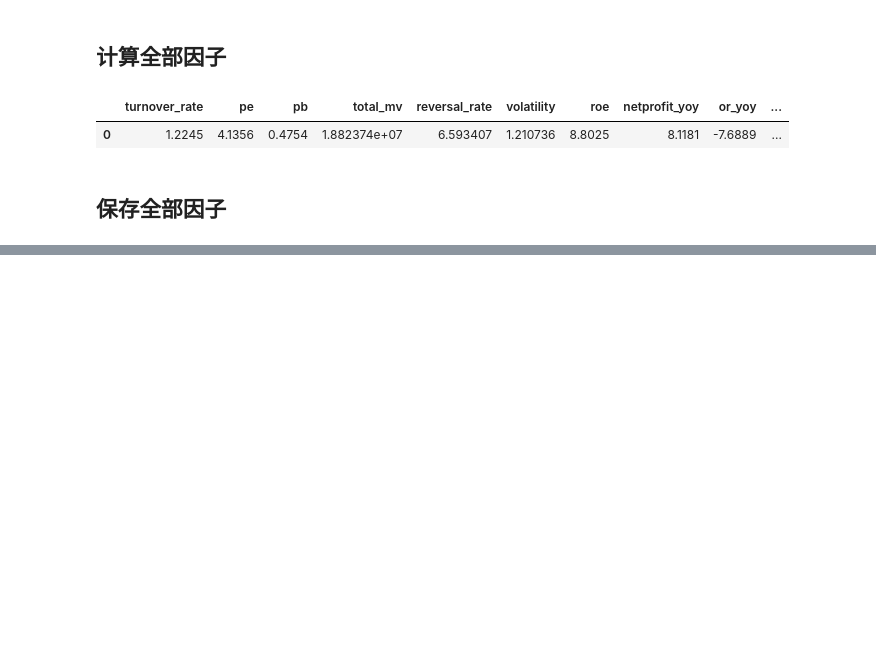
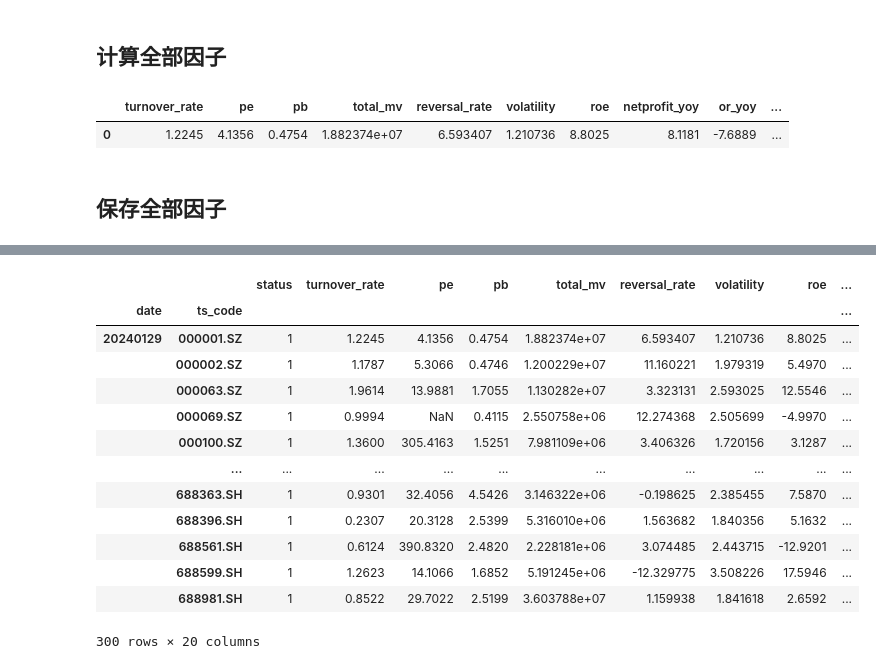
Before and after one commit to 10258392511/FactorAnalysis, a Jupyter notebook: week1/query_factors.ipynb, the cells around one changed output, grey strips where cells are left out. Saved outputs shown, nothing was run; the diff lists cells and outputs as text; code cells hidden in the pictures; blank space fills up the shorter version.

```diff
--- a/week1/query_factors.ipynb
+++ b/week1/query_factors.ipynb
@@ -48,0 +65,18 @@ stock_df
+# %%
+hs300 = save_factors_others("../week1/data/stocks.db", "HS300")
+hs300
+# %% [output]
+|  |  | status | turnover_rate | pe | pb | total_mv | reversal_rate | volatility | roe | ... |
+| date | ts_code |  |  |  |  |  |  |  |  | ... |
+| 20240129 | 000001.SZ | 1 | 1.2245 | 4.1356 | 0.4754 | 1.882374e+07 | 6.593407 | 1.210736 | 8.8025 | ... |
+|  | 000002.SZ | 1 | 1.1787 | 5.3066 | 0.4746 | 1.200229e+07 | 11.160221 | 1.979319 | 5.4970 | ... |
+|  | 000063.SZ | 1 | 1.9614 | 13.9881 | 1.7055 | 1.130282e+07 | 3.323131 | 2.593025 | 12.5546 | ... |
+|  | 000069.SZ | 1 | 0.9994 | NaN | 0.4115 | 2.550758e+06 | 12.274368 | 2.505699 | -4.9970 | ... |
+|  | 000100.SZ | 1 | 1.3600 | 305.4163 | 1.5251 | 7.981109e+06 | 3.406326 | 1.720156 | 3.1287 | ... |
+|  | ... | ... | ... | ... | ... | ... | ... | ... | ... | ... |
+|  | 688363.SH | 1 | 0.9301 | 32.4056 | 4.5426 | 3.146322e+06 | -0.198625 | 2.385455 | 7.5870 | ... |
+|  | 688396.SH | 1 | 0.2307 | 20.3128 | 2.5399 | 5.316010e+06 | 1.563682 | 1.840356 | 5.1632 | ... |
+|  | 688561.SH | 1 | 0.6124 | 390.8320 | 2.4820 | 2.228181e+06 | 3.074485 | 2.443715 | -12.9201 | ... |
+|  | 688599.SH | 1 | 1.2623 | 14.1066 | 1.6852 | 5.191245e+06 | -12.329775 | 3.508226 | 17.5946 | ... |
+|  | 688981.SH | 1 | 0.8522 | 29.7022 | 2.5199 | 3.603788e+07 | 1.159938 | 1.841618 | 2.6592 | ... |
+300 rows × 20 columns
```
Also changed, not shown: parts of 5 cells of this notebook.
